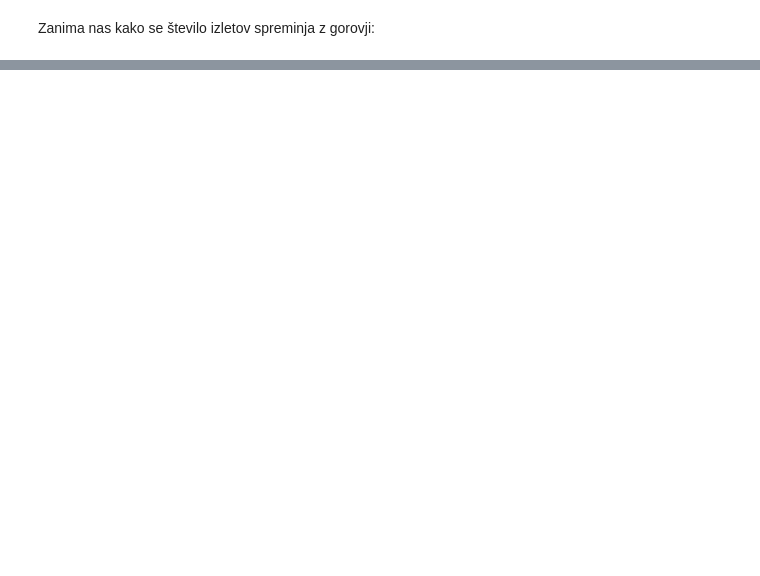
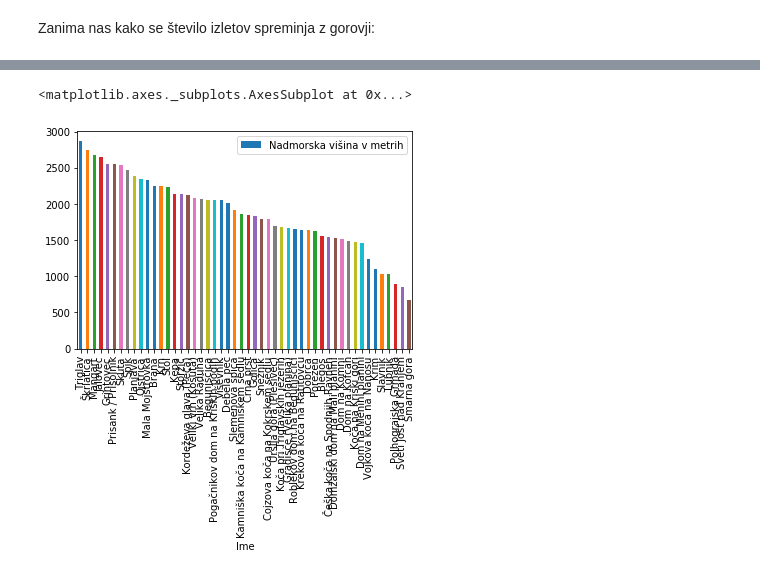
Before and after one commit to zstrgar/Prog1_projekt_izlet, a Jupyter notebook: izleti.ipynb, the cells around one changed output, grey strips where cells are left out. Saved outputs shown, nothing was run; the diff lists cells and outputs as text; code cells hidden in the pictures; blank space fills up the shorter version.

```diff
--- a/izleti.ipynb
+++ b/izleti.ipynb
@@ -38,6 +38,7 @@ izleti['Čas poti v min'] = izleti['Čas poti'].apply(v_minute)
 izleti = izleti.drop(columns = 'Čas poti')
 # %%
 priljubljeni = izleti['Priljubljenost v %'] >= 80
+priljubljeni_izleti = izleti[priljubljeni]
 # %%
 nizji = izleti['Nadmorska višina v metrih'] <= 1500
 krajsi = izleti['Čas poti v min'] <= 30
@@ -118,0 +123,6 @@ Zanima nas kako se število izletov spreminja z gorovji:
+# %%
+najbolj_priljubljeni = priljubljeni_izleti.sort_values('Priljubljenost v %', ascending = False).head(50)
+najbolj_priljubljeni.sort_values('Nadmorska višina v metrih', ascending=False).plot.bar(x = 'Ime', y = 'Nadmorska višina v metrih')
+# %% [output]
+<matplotlib.axes._subplots.AxesSubplot at 0x...>
+[figure, added]
```
Also changed, not shown: parts of 2 cells of this notebook.
